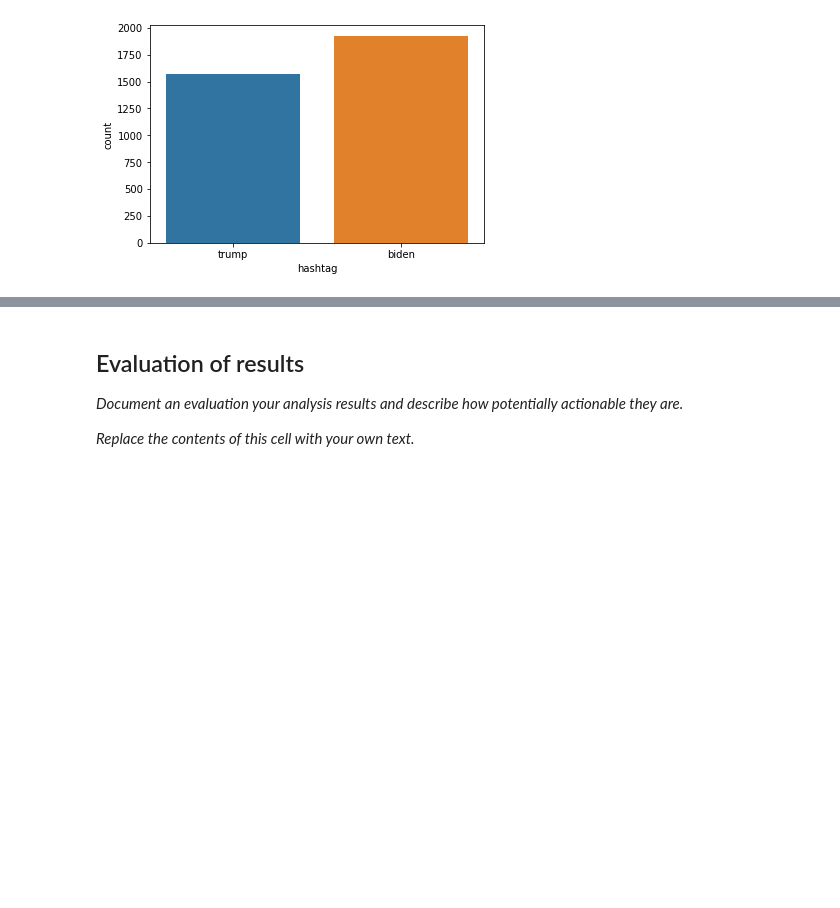
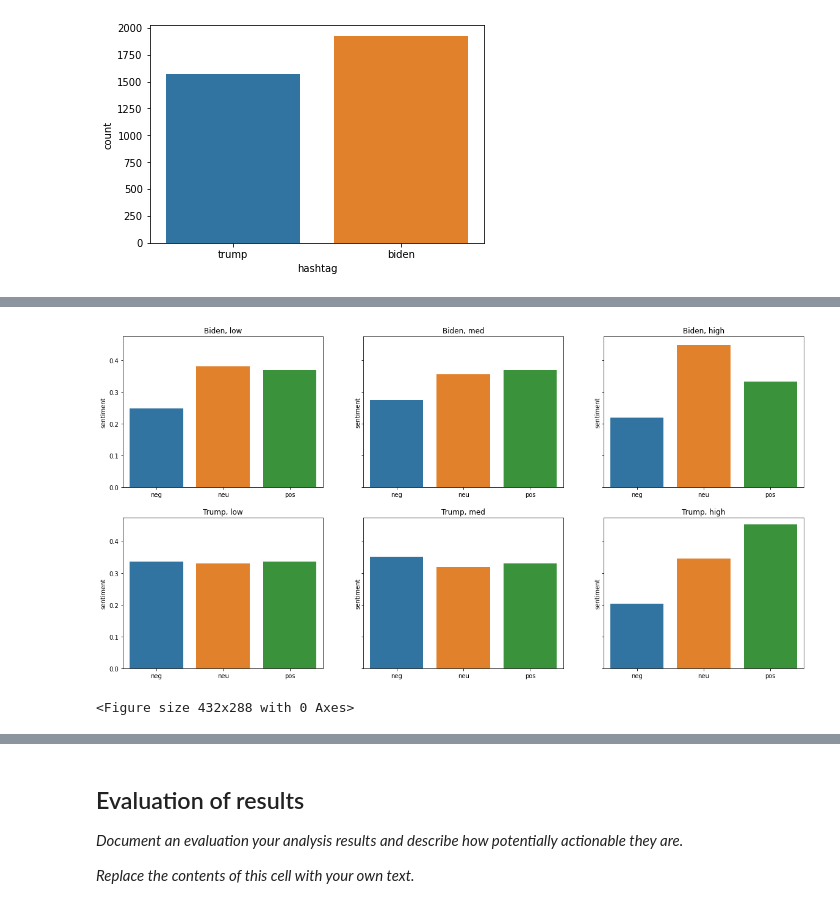
Before and after one commit to svantepihl/2IS063-Project, a Jupyter notebook: 2IS063_Project.ipynb, the cells around one changed output, grey strips where cells are left out. Saved outputs shown, nothing was run; the diff lists cells and outputs as text; code cells hidden in the pictures; blank space fills up the shorter version.

```diff
--- a/2IS063_Project.ipynb
+++ b/2IS063_Project.ipynb
@@ -736,0 +802,15 @@ The text classification approach will be used in our project to analyze the extr
+# %%
+# Percentage of neg, neu & pos in each cluster
+fig, axe = plt.subplots(2,3, sharey=True, figsize=(20,10))
+axe[0][0] = sns.barplot(x=low_biden.sentiment.value_counts().index, y=low_biden.sentiment.value_counts()/len(low_biden), order=['neg','neu','pos'], ax=axe[0][0]).set_title('Biden, low')
+axe[0][1] = sns.barplot(x=med_biden.sentiment.value_counts().index, y=med_biden.sentiment.value_counts()/len(med_biden), order=['neg','neu','pos'], ax=axe[0][1]).set_title('Biden, med')
+axe[0][2] = sns.barplot(x=high_biden.sentiment.value_counts().index, y=high_biden.sentiment.value_counts()/len(high_biden), order=['neg','neu','pos'], ax=axe[0][2]).set_title('Biden, high')
+
+axe[1][0] =  sns.barplot(x=low_trump.sentiment.value_counts().index, y=low_trump.sentiment.value_counts()/len(low_trump), order=['neg','neu','pos'], ax=axe[1][0]).set_title('Trump, low')
+axe[1][1] = sns.barplot(x=med_trump.sentiment.value_counts().index, y=med_trump.sentiment.value_counts()/len(med_trump), order=['neg','neu','pos'], ax=axe[1][1]).set_title('Trump, med')
+axe[1][2] = sns.barplot(x=high_trump.sentiment.value_counts().index, y=high_trump.sentiment.value_counts()/len(high_trump), order=['neg','neu','pos'], ax=axe[1][2]).set_title('Trump, high')
+plt.show()
+plt.clf()
+# %% [output]
+[figure, added]
+<Figure size 432x288 with 0 Axes>
```
Also changed, not shown: parts of 26 cells of this notebook.
